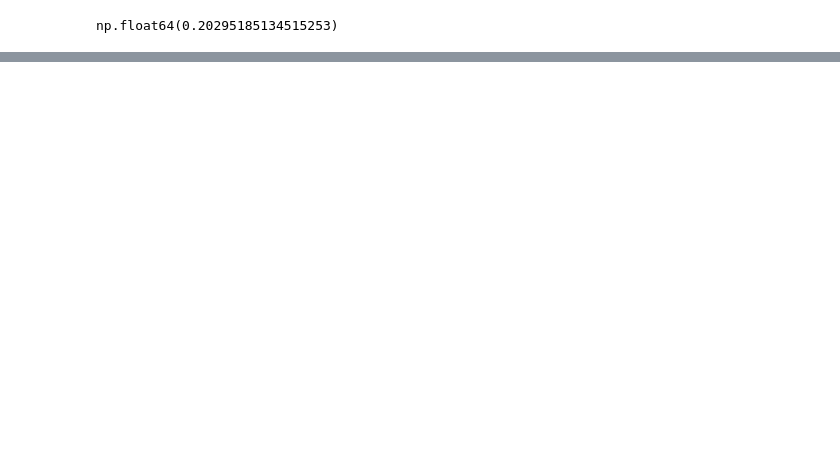
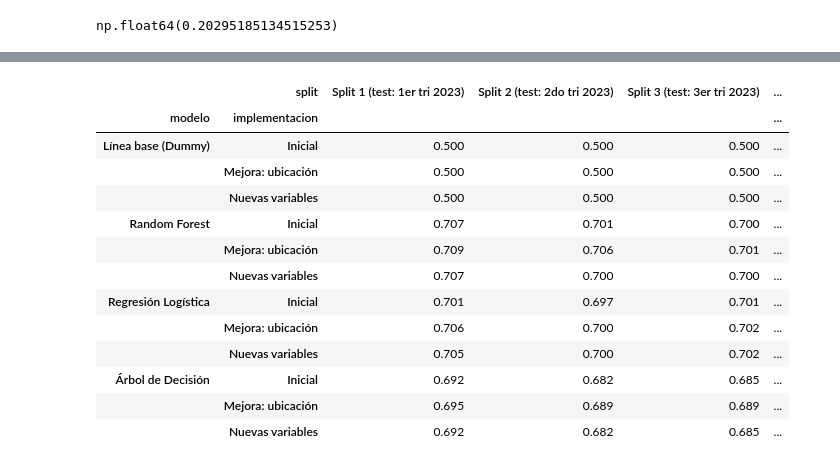
Before and after one commit to A01595270/ds-project-team5, a Jupyter notebook: notebooks/nb03_supervisado_c5.ipynb, the cells around one changed output, grey strips where cells are left out. Drawn from its saved outputs; the diff is of its cells as text; code cells hidden in the pictures; blank space fills up the shorter version.

```diff
--- a/notebooks/nb03_supervisado_c5.ipynb
+++ b/notebooks/nb03_supervisado_c5.ipynb
@@ -111,0 +614,24 @@ Primero pásamos de texto a datetime para extraer fecha y hora como predictores
+# %%
+# Juntamos los resultados de las tres implementaciones
+comparativa = pd.concat([resumen_inicial, resumen_nuevas, resumen_mejora], ignore_index=True)
+
+comparativa.pivot_table(
+    index=['modelo', 'implementacion'],
+    columns='split',
+    values='auc'
+).round(3)
+# %% [output]
+|  | split | Split 1 (test: 1er tri 2023) | Split 2 (test: 2do tri 2023) | Split 3 (test: 3er tri 2023) | ... |
+| modelo | implementacion |  |  |  | ... |
+| Línea base (Dummy) | Inicial | 0.500 | 0.500 | 0.500 | ... |
+|  | Mejora: ubicación | 0.500 | 0.500 | 0.500 | ... |
+|  | Nuevas variables | 0.500 | 0.500 | 0.500 | ... |
+| Random Forest | Inicial | 0.707 | 0.701 | 0.700 | ... |
+|  | Mejora: ubicación | 0.709 | 0.706 | 0.701 | ... |
+|  | Nuevas variables | 0.707 | 0.700 | 0.700 | ... |
+| Regresión Logística | Inicial | 0.701 | 0.697 | 0.701 | ... |
+|  | Mejora: ubicación | 0.706 | 0.700 | 0.702 | ... |
+|  | Nuevas variables | 0.705 | 0.700 | 0.702 | ... |
+| Árbol de Decisión | Inicial | 0.692 | 0.682 | 0.685 | ... |
+|  | Mejora: ubicación | 0.695 | 0.689 | 0.689 | ... |
+|  | Nuevas variables | 0.692 | 0.682 | 0.685 | ... |
```
Also changed, not shown: parts of 49 cells of this notebook.
